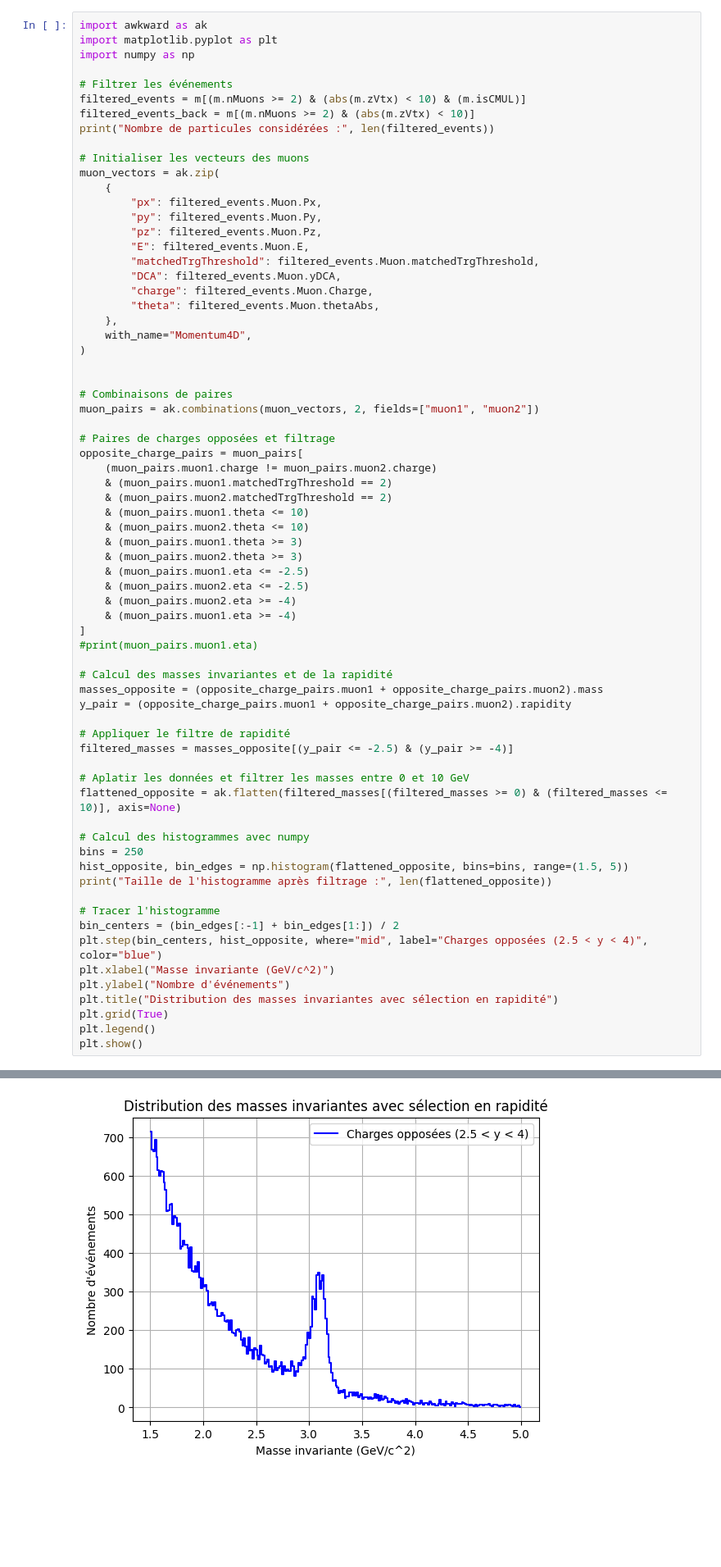
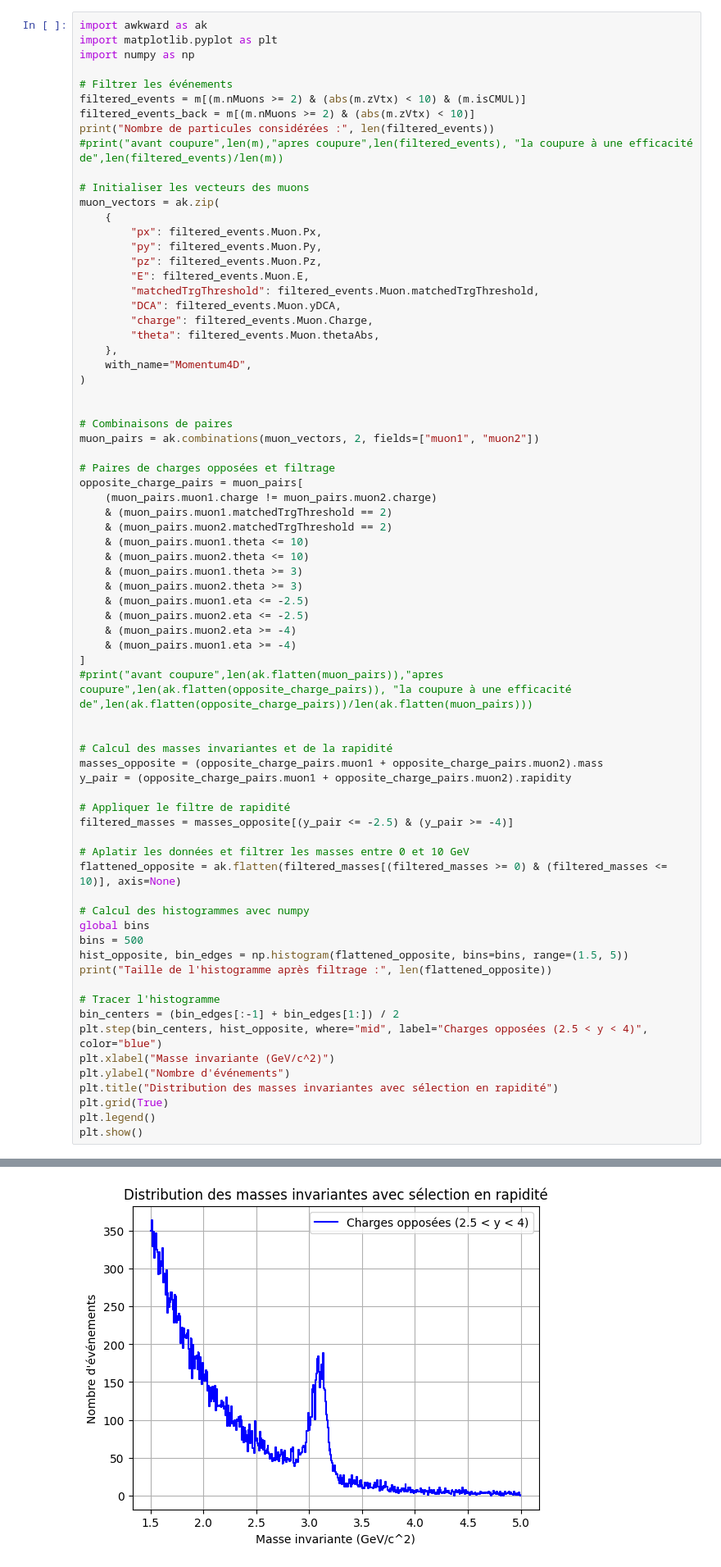
Before and after one commit to nantes-m2-rps-exp/qqbar2mumu-2024, a Jupyter notebook: notebooks/Discrimination.ipynb, the cells around one changed output, grey strips where cells are left out. Shown at 82% size. Saved outputs shown, nothing was run; the diff lists cells and outputs as text; blank space fills up the shorter version.

```diff
--- a/notebooks/Discrimination.ipynb
+++ b/notebooks/Discrimination.ipynb
@@ -73,6 +73,7 @@ import numpy as np
 filtered_events = m[(m.nMuons >= 2) & (abs(m.zVtx) < 10) & (m.isCMUL)]
 filtered_events_back = m[(m.nMuons >= 2) & (abs(m.zVtx) < 10)]
 print("Nombre de particules considérées :", len(filtered_events))
+#print("avant coupure",len(m),"apres coupure",len(filtered_events), "la coupure à une efficacité de",len(filtered_events)/len(m))
 
 # Initialiser les vecteurs des muons
 muon_vectors = ak.zip(
@@ -107,7 +108,8 @@ opposite_charge_pairs = muon_pairs[
     & (muon_pairs.muon2.eta >= -4)
     & (muon_pairs.muon1.eta >= -4)
 ]
-#print(muon_pairs.muon1.eta)
+#print("avant coupure",len(ak.flatten(muon_pairs)),"apres coupure",len(ak.flatten(opposite_charge_pairs)), "la coupure à une efficacité de",len(ak.flatten(opposite_charge_pairs))/len(ak.flatten(muon_pairs)))
+
 
 # Calcul des masses invariantes et de la rapidité
 masses_opposite = (opposite_charge_pairs.muon1 + opposite_charge_pairs.muon2).mass
@@ -120,7 +122,8 @@ filtered_masses = masses_opposite[(y_pair <= -2.5) & (y_pair >= -4)]
 flattened_opposite = ak.flatten(filtered_masses[(filtered_masses >= 0) & (filtered_masses <= 10)], axis=None)
 
 # Calcul des histogrammes avec numpy
-bins = 250
+global bins
+bins = 500
 hist_opposite, bin_edges = np.histogram(flattened_opposite, bins=bins, range=(1.5, 5))
 print("Taille de l'histogramme après filtrage :", len(flattened_opposite))
 
@@ -139,5 +141,5 @@ Nombre de particules considérées : 285720
 Taille de l'histogramme après filtrage : 178789
-[figure, old version]
+[figure, new version]
 # %%
 y_pair = ak.flatten(y_pair)  # Conversion en array numpy pour Matplotlib
 
```
Also changed, not shown: parts of 6 cells of this notebook.
